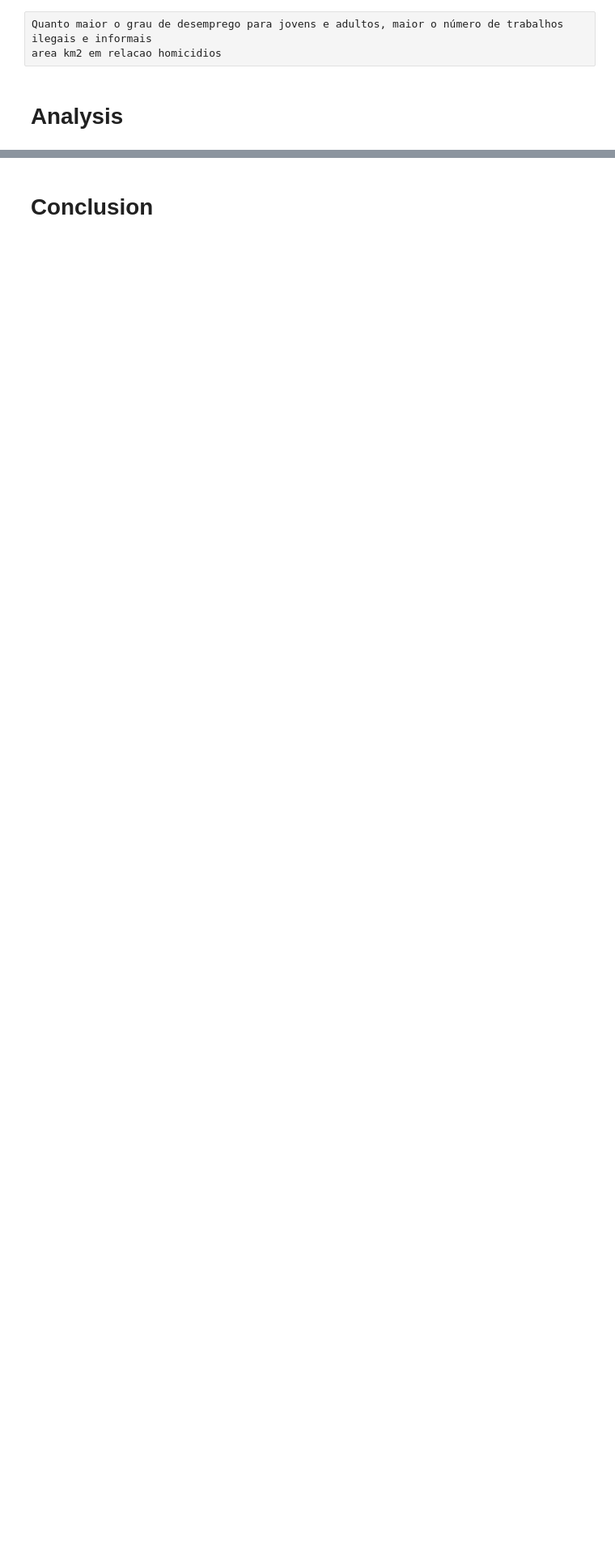
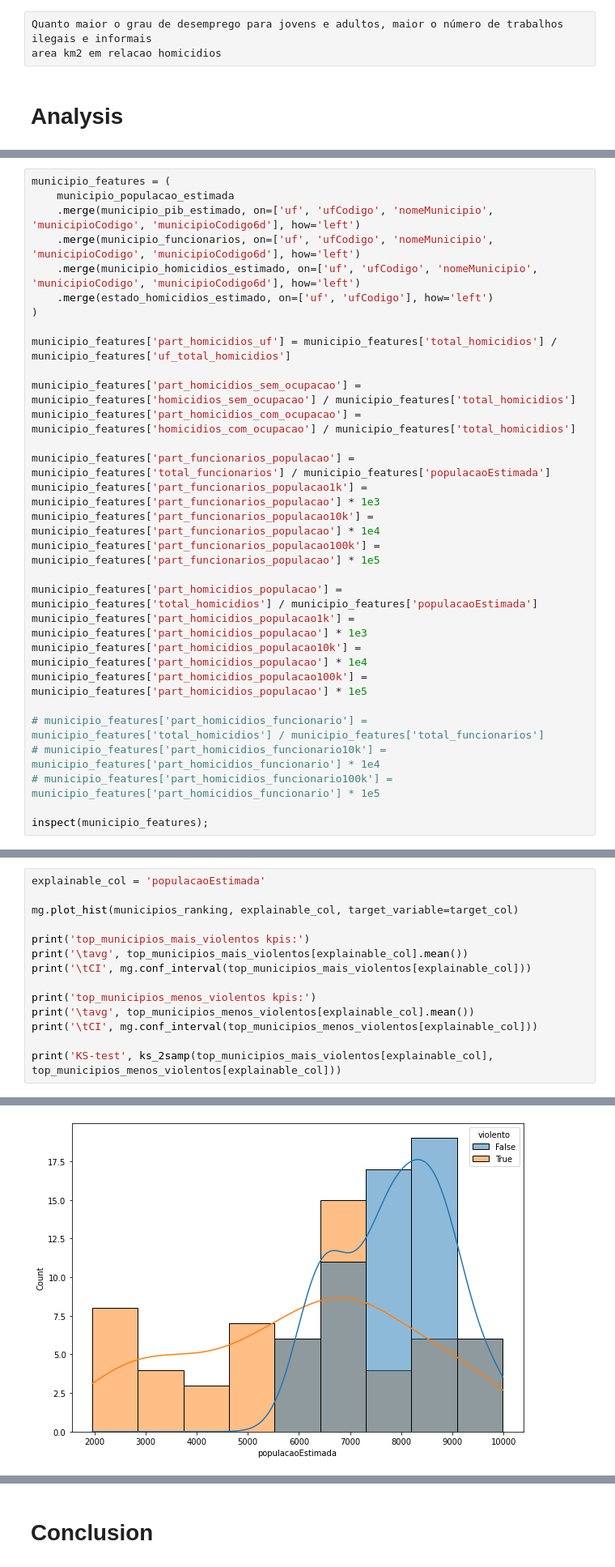
Before and after one commit to dunfrey/BCG-GAMMA-Challenge-2021, a Jupyter notebook: notebooks/2_data_understanding (1.3.1).ipynb, the cells around one changed output, grey strips where cells are left out. Shown: that part at 81% size. Saved outputs shown, nothing was run; the diff lists cells and outputs as text; blank space fills up the shorter version.

```diff
--- a/notebooks/2_data_understanding (1.3.1).ipynb
+++ b/notebooks/2_data_understanding (1.3.1).ipynb
@@ -497,0 +434,29 @@ Cumulative Distribution function
+# %%
+municipio_features = (
+    municipio_populacao_estimada
+    .merge(municipio_pib_estimado, on=['uf', 'ufCodigo', 'nomeMunicipio', 'municipioCodigo', 'municipioCodigo6d'], how='left')
+    .merge(municipio_funcionarios, on=['uf', 'ufCodigo', 'nomeMunicipio', 'municipioCodigo', 'municipioCodigo6d'], how='left')
+    .merge(municipio_homicidios_estimado, on=['uf', 'ufCodigo', 'nomeMunicipio', 'municipioCodigo', 'municipioCodigo6d'], how='left')
+    .merge(estado_homicidios_estimado, on=['uf', 'ufCodigo'], how='left')
+)
+
+municipio_features['part_homicidios_uf'] = municipio_features['total_homicidios'] / municipio_features['uf_total_homicidios']
+
+municipio_features['part_homicidios_sem_ocupacao'] = municipio_features['homicidios_sem_ocupacao'] / municipio_features['total_homicidios']
+municipio_features['part_homicidios_com_ocupacao'] = municipio_features['homicidios_com_ocupacao'] / municipio_features['total_homicidios']
+
+municipio_features['part_funcionarios_populacao'] = municipio_features['total_funcionarios'] / municipio_features['populacaoEstimada']
+municipio_features['part_funcionarios_populacao1k'] = municipio_features['part_funcionarios_populacao'] * 1e3
+municipio_features['part_funcionarios_populacao10k'] = municipio_features['part_funcionarios_populacao'] * 1e4
+municipio_features['part_funcionarios_populacao100k'] = municipio_features['part_funcionarios_populacao'] * 1e5
+
+municipio_features['part_homicidios_populacao'] = municipio_features['total_homicidios'] / municipio_features['populacaoEstimada']
+municipio_features['part_homicidios_populacao1k'] = municipio_features['part_homicidios_populacao'] * 1e3
+municipio_features['part_homicidios_populacao10k'] = municipio_features['part_homicidios_populacao'] * 1e4
+municipio_features['part_homicidios_populacao100k'] = municipio_features['part_homicidios_populacao'] * 1e5
+
+# municipio_features['part_homicidios_funcionario'] = municipio_features['total_homicidios'] / municipio_features['total_funcionarios']
+# municipio_features['part_homicidios_funcionario10k'] = municipio_features['part_homicidios_funcionario'] * 1e4
+# municipio_features['part_homicidios_funcionario100k'] = municipio_features['part_homicidios_funcionario'] * 1e5
+
+inspect(municipio_features);
@@ -497,0 +622,15 @@ Cumulative Distribution function
+# %%
+explainable_col = 'populacaoEstimada'
+
+mg.plot_hist(municipios_ranking, explainable_col, target_variable=target_col)
+
+print('top_municipios_mais_violentos kpis:')
+print('\tavg', top_municipios_mais_violentos[explainable_col].mean())
+print('\tCI', mg.conf_interval(top_municipios_mais_violentos[explainable_col]))
+
+print('top_municipios_menos_violentos kpis:')
+print('\tavg', top_municipios_menos_violentos[explainable_col].mean())
+print('\tCI', mg.conf_interval(top_municipios_menos_violentos[explainable_col]))
+
+print('KS-test', ks_2samp(top_municipios_mais_violentos[explainable_col], top_municipios_menos_violentos[explainable_col]))
+# %% [output]
@@ -497,0 +644 @@ Cumulative Distribution function
+[figure, added]
```
Also changed, not shown: parts of 76 cells of this notebook, 1 other file.
